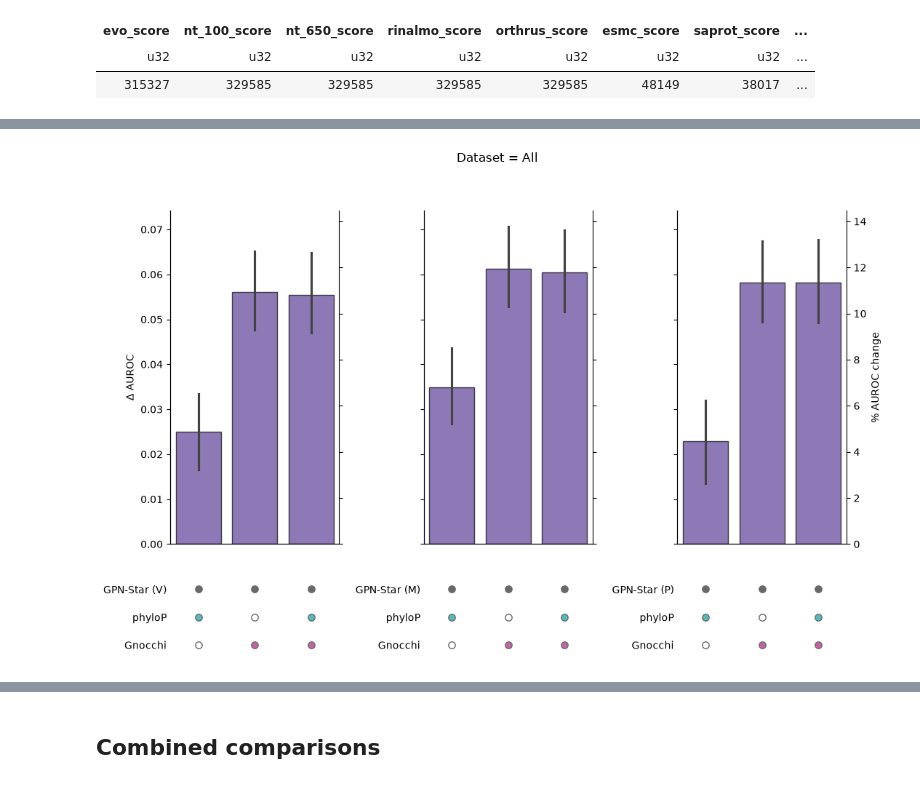
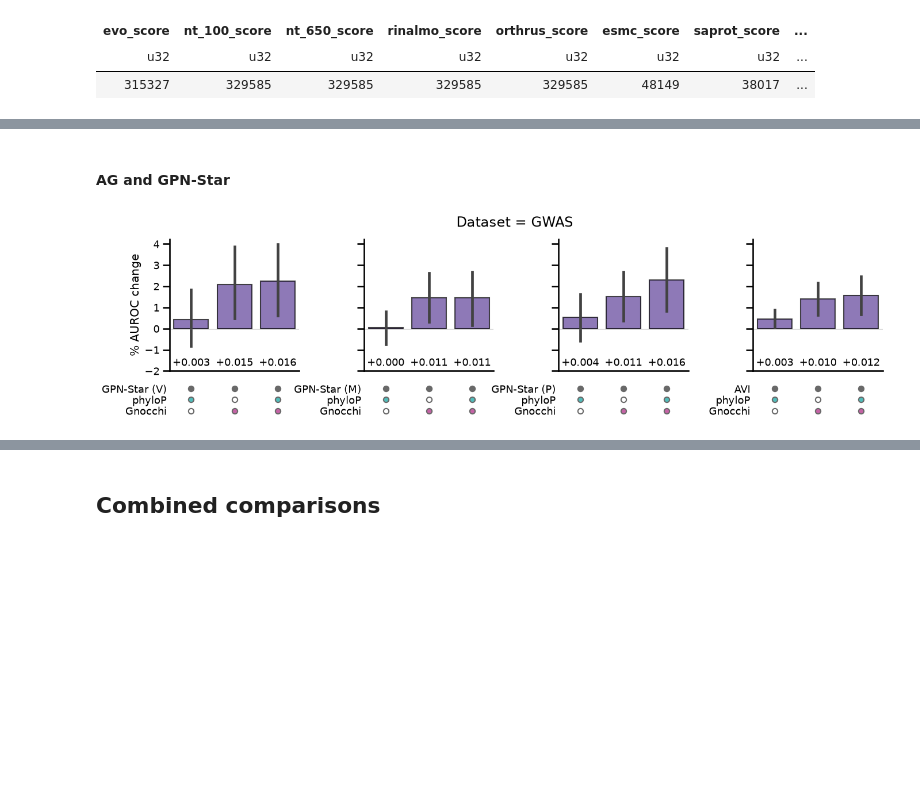
Before and after one commit to rcalef/vep_comparisons, a Jupyter notebook: notebooks/make_plots.ipynb, the cells around one changed output, grey strips where cells are left out. Cells and saved outputs as stored; diff of their text form; code cells hidden in the pictures; blank space fills up the shorter version.

Commit message:
Updated plots

```diff
--- a/notebooks/make_plots.ipynb
+++ b/notebooks/make_plots.ipynb
@@ -1348,6 +1277,7 @@ def raw_score_comparison_simple(
     scores: list[str] = list(annot_names.keys()) + list(all_models.keys()),
     title: str | None = None,
 ) -> pl.DataFrame:
+    """Compare raw scores on shared variant-gene pairs (one row per pair)."""
 
     want_data = data.with_columns(
         **{
@@ -1360,7 +1290,7 @@ def raw_score_comparison_simple(
     for dataset in dataset_labels:
         ds_data = want_data.filter(pl.col(dataset).is_not_null())
         y_true = ds_data.get_column(dataset)
-        print(f"{dataset}: {y_true.sum()} / {len(y_true)}")
+        print(f"{dataset}: {y_true.sum()} / {len(y_true)} variant-gene pairs")
 
         for score in scores:
             y_pred = ds_data.get_column(score)
@@ -2074,21 +2035,22 @@ gw_delta_comparisons = make_comparison_lists(
     want_references=[x for x in all_models.values() if x not in ["ESM-C", "SaProt"]],
 )
 # %%
-if regen:
+if ms_regen or not (classification_dir / "missense_bootstraps.pkl").exists():
     ms_bootstrap_metrics, ms_bootstrap_diffs = run_bootstrap_estimates(
         preds=ms_all_preds,
         labels=ms_all_labels,
+        groups=ms_all_groups,
         comparisons=ms_delta_comparisons,
     )
     with open(
-        project_dir / "classification" / "missense_bootstraps.pkl",
+        classification_dir / "missense_bootstraps.pkl",
         "wb",
     ) as fh:
         dump((ms_bootstrap_metrics, ms_bootstrap_diffs), fh)
 
 else:
     with open(
-        project_dir / "classification" / "missense_bootstraps.pkl",
+        classification_dir / "missense_bootstraps.pkl",
         "rb",
     ) as fh:
         ms_bootstrap_metrics, ms_bootstrap_diffs = load(fh)
@@ -2106,19 +2068,20 @@ shape: (5, 4)
 # %%
-if regen:
+if gw_regen or not (classification_dir / "genome_wide_bootstraps.pkl").exists():
     gw_bootstrap_metrics, gw_bootstrap_diffs = run_bootstrap_estimates(
         preds=gw_all_preds,
         labels=gw_all_labels,
+        groups=gw_all_groups,
         comparisons=gw_delta_comparisons,
     )
     with open(
-        project_dir / "classification" / "genome_wide_bootstraps.pkl",
+        classification_dir / "genome_wide_bootstraps.pkl",
         "wb",
     ) as fh:
         dump((gw_bootstrap_metrics, gw_bootstrap_diffs), fh)
 
 else:
     with open(
-        project_dir / "classification" / "genome_wide_bootstraps.pkl",
+        classification_dir / "genome_wide_bootstraps.pkl",
         "rb",
     ) as fh:
         gw_bootstrap_metrics, gw_bootstrap_diffs = load(fh)
@@ -2531,15 +2441,22 @@ diffs_upset_plot_simple(
+# %% [markdown]
+#### AG and GPN-Star
 # %%
 # with sns.plotting_context("talk", font_scale=0.8):
-diffs_upset_plot_simple(
-    gw_bootstrap_diffs,
-    "All",
-    want_refs=[
-        "GPN-Star (V)",
-        "GPN-Star (M)",
-        "GPN-Star (P)",
-    ],
-    sharey=True,
-)
-#    save_fig("app_fig_complementarity_gwas.pdf")
+with sns.plotting_context("talk", font_scale=0.8):
+    diffs_upset_plot_simple(
+        gw_bootstrap_diffs,
+        "GWAS",
+        want_refs=[
+            "GPN-Star (V)",
+            "GPN-Star (M)",
+            "GPN-Star (P)",
+            "AlphaGenome AVI",
+        ],
+        plot_col="auroc_pct",
+        annotate_col="auroc",
+        sharey=True,
+        ymin=-2,
+    )
+    save_fig("app_fig_oth_complementarity_gwas.pdf")
 # %% [output]
-[figure, old version]
+[figure, new version]
```
Also changed, not shown: parts of 106 cells of this notebook, 2 other files.
